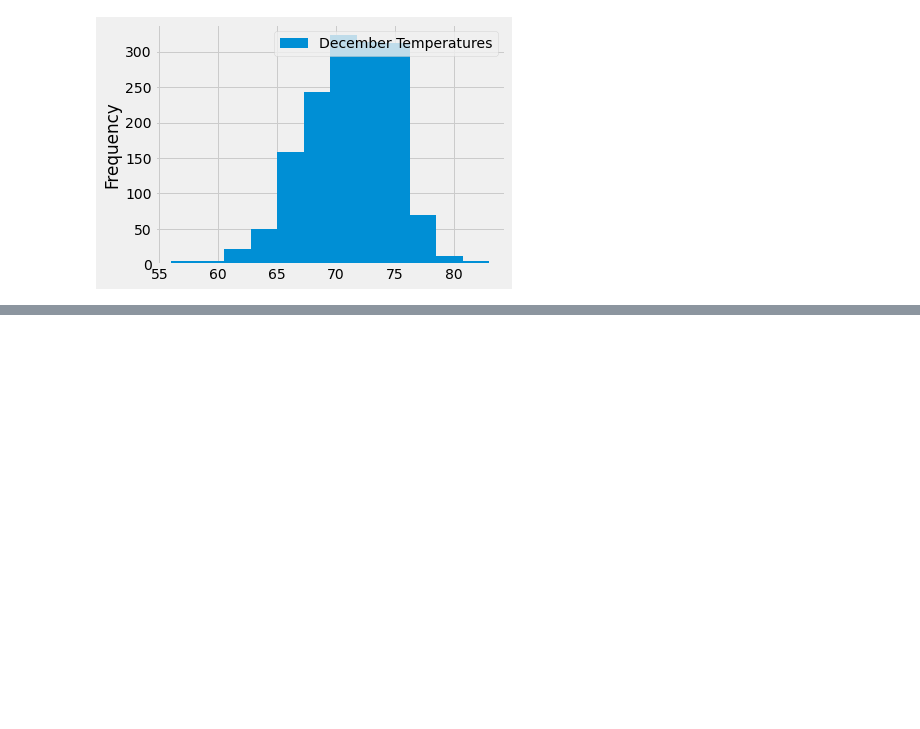
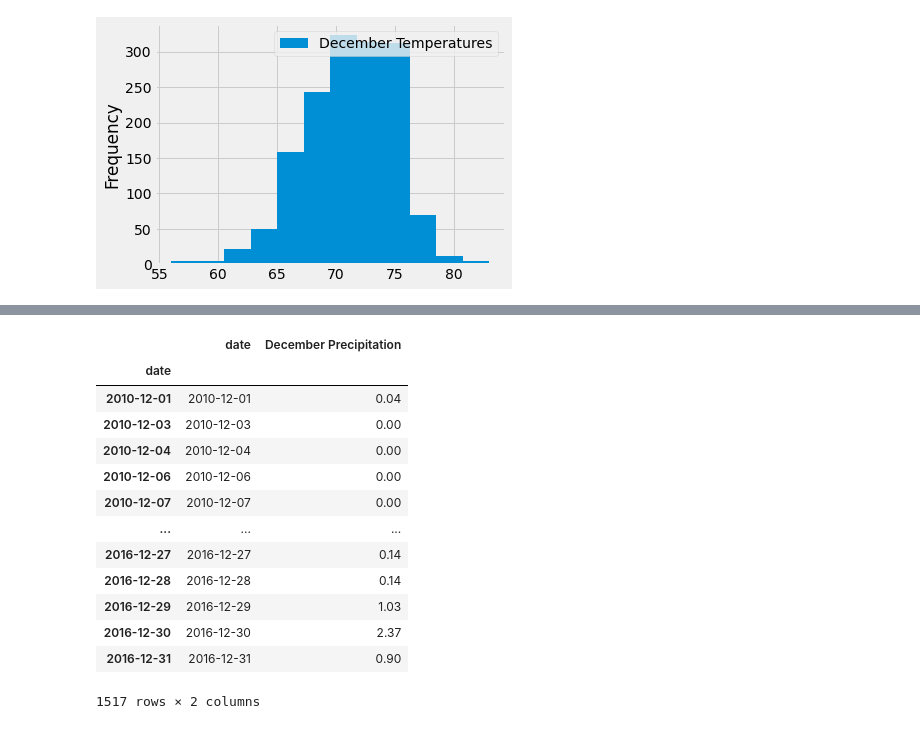
Before and after one commit to kristithrasher/Surfs_Up, a Jupyter notebook: SurfsUp_Challenge.ipynb, the cells around one changed output, grey strips where cells are left out. Drawn from its saved outputs; the diff is of its cells as text; code cells hidden in the pictures; blank space fills up the shorter version.

```diff
--- a/SurfsUp_Challenge.ipynb
+++ b/SurfsUp_Challenge.ipynb
@@ -155,0 +231,21 @@ plt.tight_layout()
+# %%
+#convert dec_precip to a dataframe
+dec_precip_df = pd.DataFrame()
+dec_precip_df = pd.DataFrame(dec_precip_results, columns=['date', "December Precipitation"])
+dec_precip_df.set_index(dec_precip_df['date'], inplace = True)
+dec_precip_df
+# %% [output]
+|  | date | December Precipitation |
+| date |  |  |
+| 2010-12-01 | 2010-12-01 | 0.04 |
+| 2010-12-03 | 2010-12-03 | 0.00 |
+| 2010-12-04 | 2010-12-04 | 0.00 |
+| 2010-12-06 | 2010-12-06 | 0.00 |
+| 2010-12-07 | 2010-12-07 | 0.00 |
+| ... | ... | ... |
+| 2016-12-27 | 2016-12-27 | 0.14 |
+| 2016-12-28 | 2016-12-28 | 0.14 |
+| 2016-12-29 | 2016-12-29 | 1.03 |
+| 2016-12-30 | 2016-12-30 | 2.37 |
+| 2016-12-31 | 2016-12-31 | 0.90 |
+1517 rows × 2 columns
```
Also changed, not shown: parts of 5 cells of this notebook, 2 other files.
